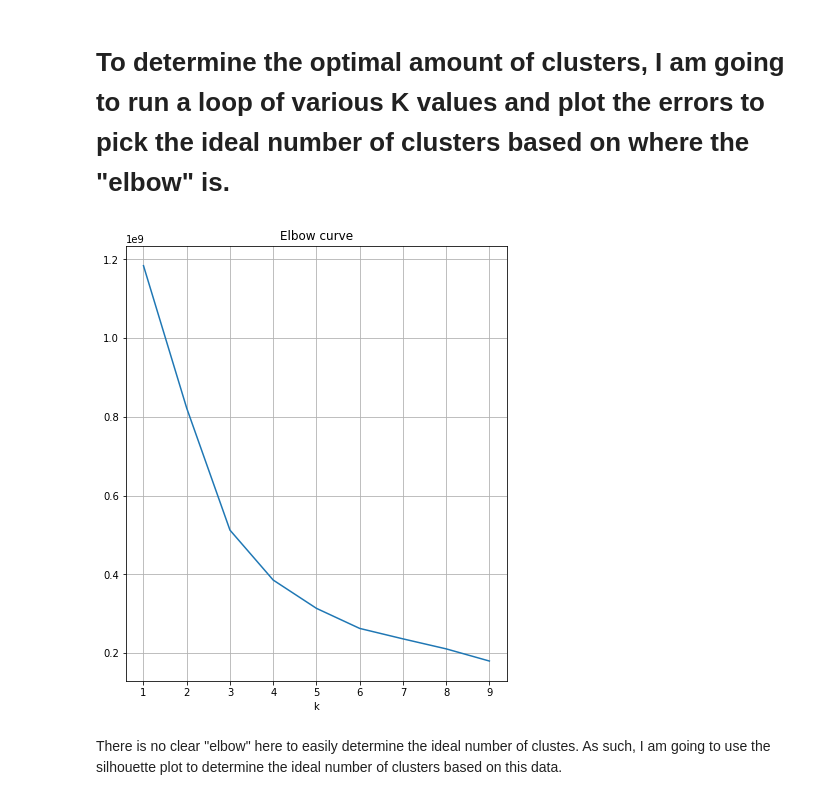
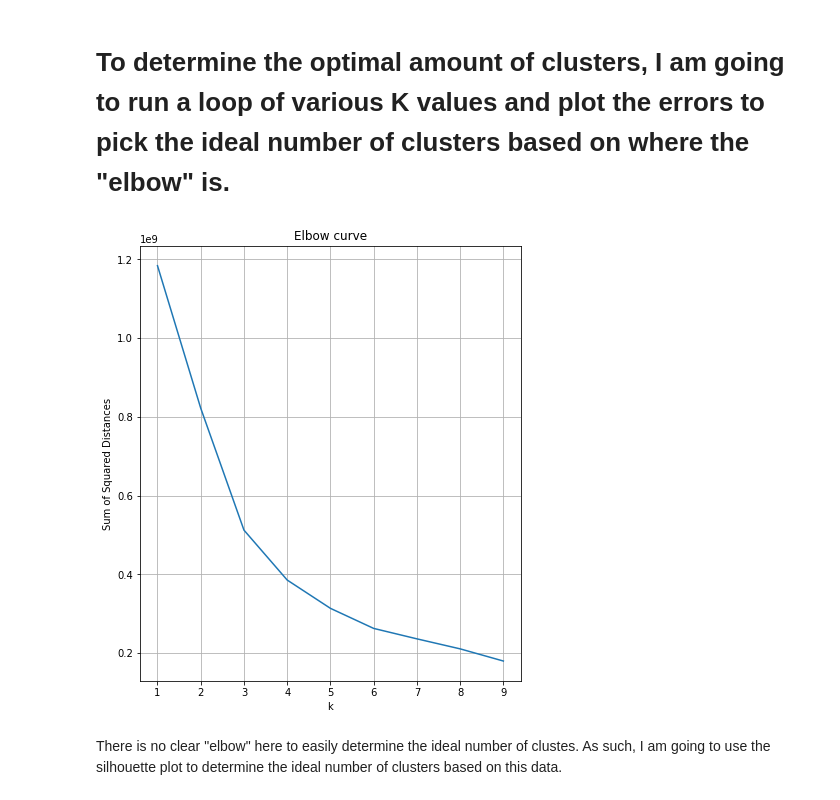
Before and after one commit to hiowatah/Analysis-of-Qiyana-LoL, a Jupyter notebook: API Call/Clusters/Top Lane Cluster.ipynb, the cells around one changed output. Saved outputs shown, nothing was run; the diff lists cells and outputs as text; code cells hidden in the pictures.

```diff
--- a/API Call/Clusters/Top Lane Cluster.ipynb
+++ b/API Call/Clusters/Top Lane Cluster.ipynb
@@ -5,7 +5,7 @@ import matplotlib.pyplot as plt
 from sklearn.cluster import KMeans
 from sklearn import metrics
 # %%
-df = pd.read_csv('Top_lane.csv')
+df = pd.read_csv('../Top_lane.csv')
 lane = df.drop(columns = ['Lane', 'Unnamed: 0', 'Summoner', 'Item_0', 'Item_1', 'Item_2', 'Item_3', 'Item_4', 'Item_5', 'Item_6'])
 # %%
 lane.head()
@@ -38,19 +38,20 @@ lane.head()
 # %%
 distorsions = []
 
 for k in range(1,10):
     kmeans = KMeans(n_clusters=k, random_state = 301)
     kmeans.fit(lane)
     distorsions.append(kmeans.inertia_)
 
 # Plot values of SSE
 plt.figure(figsize=(15,8))
 plt.subplot(121, title='Elbow curve')
 plt.xlabel('k')
+plt.ylabel('Sum of Squared Distances')
 plt.plot(range(1, 10), distorsions)
 plt.grid(True)
 # %% [output]
-[figure, old version]
+[figure, new version]
 # %% [markdown]
 There is no clear "elbow" here to easily determine the ideal number of clustes. As such, I am going to use the silhouette plot to determine the ideal number of clusters based on this data.
 # %%
```
Also changed, not shown: parts of 7 cells of this notebook, 3 other files.
